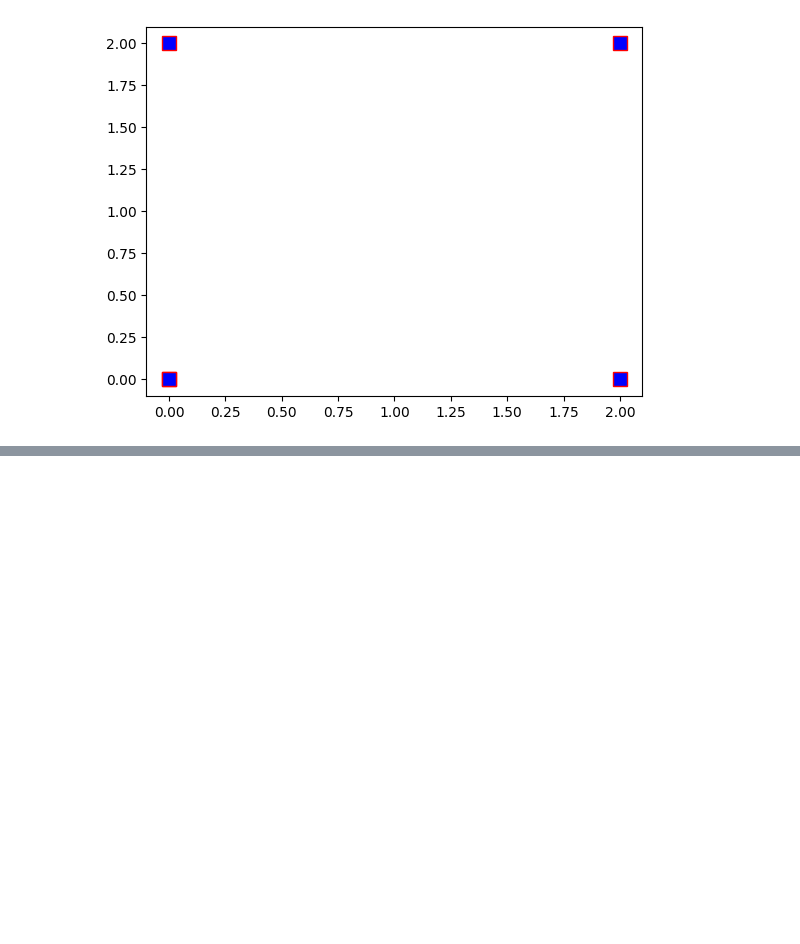
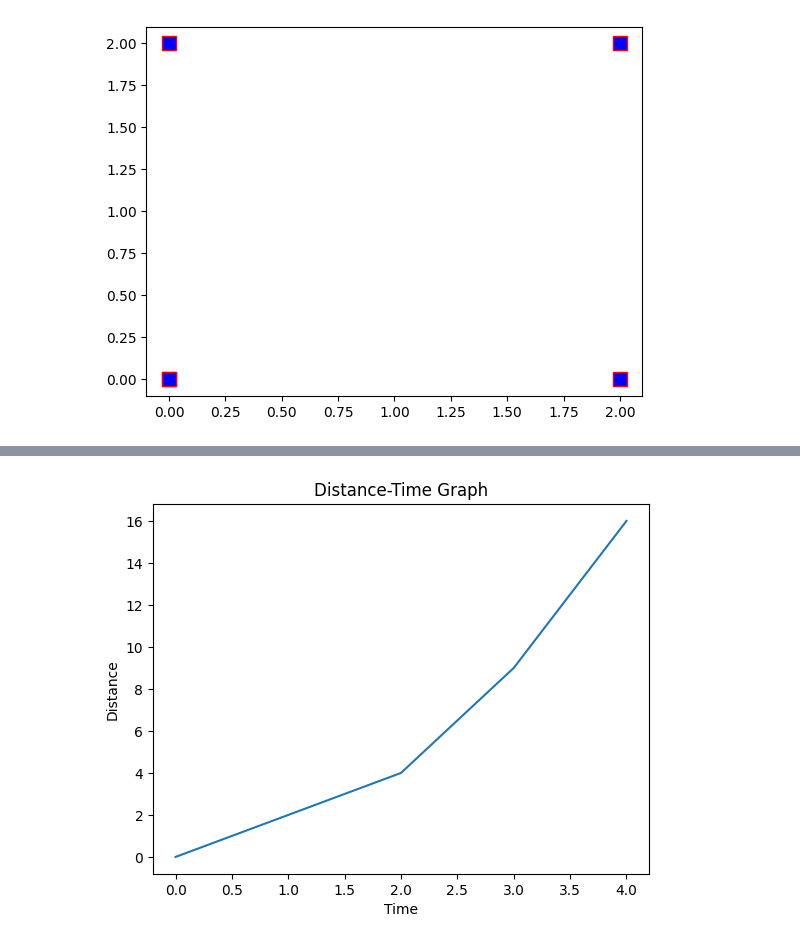
Before and after one commit to manusharansah/Python, a Jupyter notebook: Basics/matplotlib_basics.ipynb, the cells around one changed output, grey strips where cells are left out. Saved outputs shown, nothing was run; the diff lists cells and outputs as text; code cells hidden in the pictures; blank space fills up the shorter version.

```diff
--- a/Basics/matplotlib_basics.ipynb
+++ b/Basics/matplotlib_basics.ipynb
@@ -83,0 +94,14 @@ plt.show()
+# %%
+# Inserting labels and title in plot
+
+import matplotlib.pyplot as plt
+import numpy as np
+
+distance = np.array([0,2,4,9,16])
+plt.plot(distance)
+plt.xlabel('Time')
+plt.ylabel('Distance')
+plt.title("Distance-Time Graph")
+plt.show()
+# %% [output]
+[figure, added]
```
Also changed, not shown: parts of 3 cells of this notebook.
